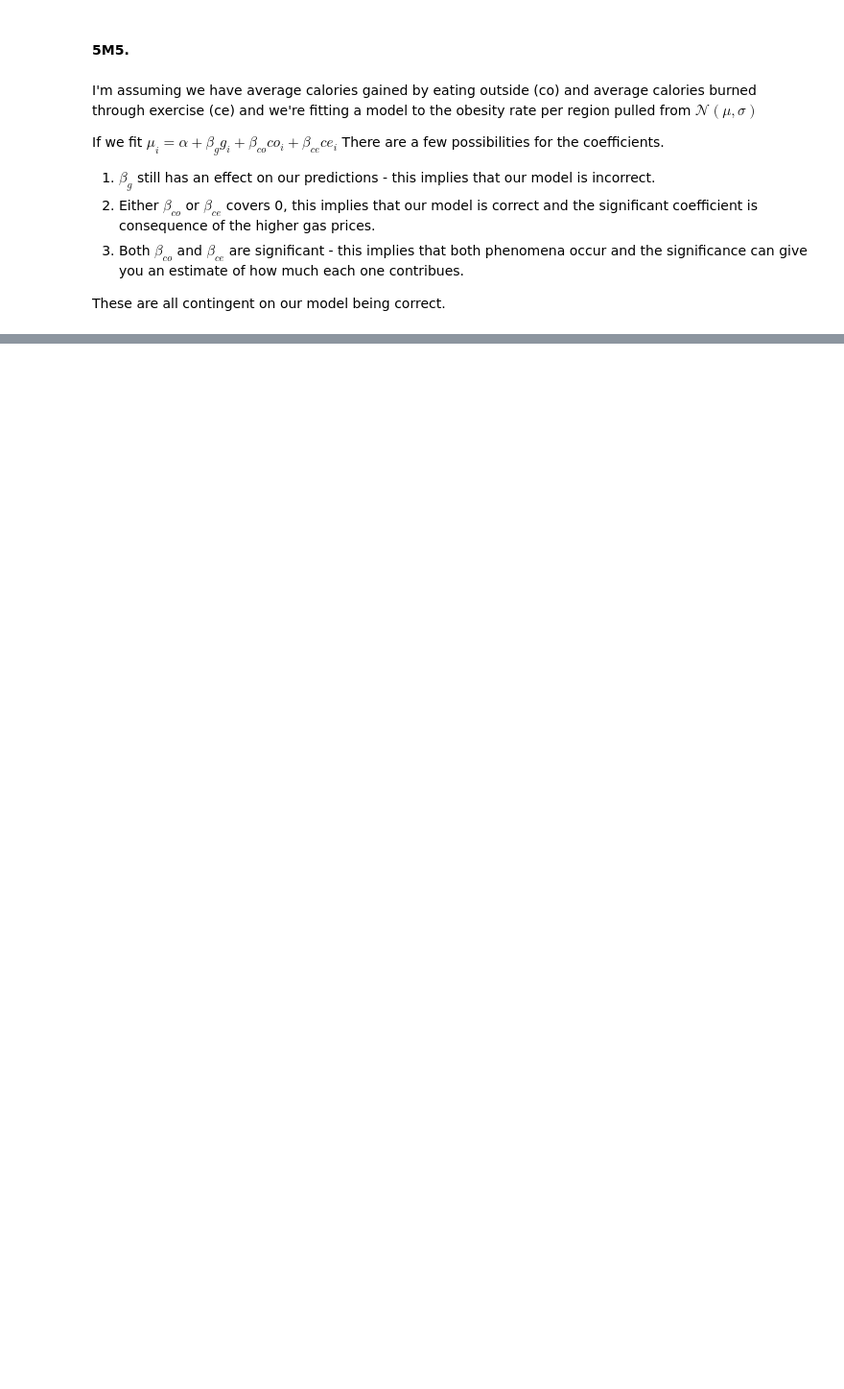
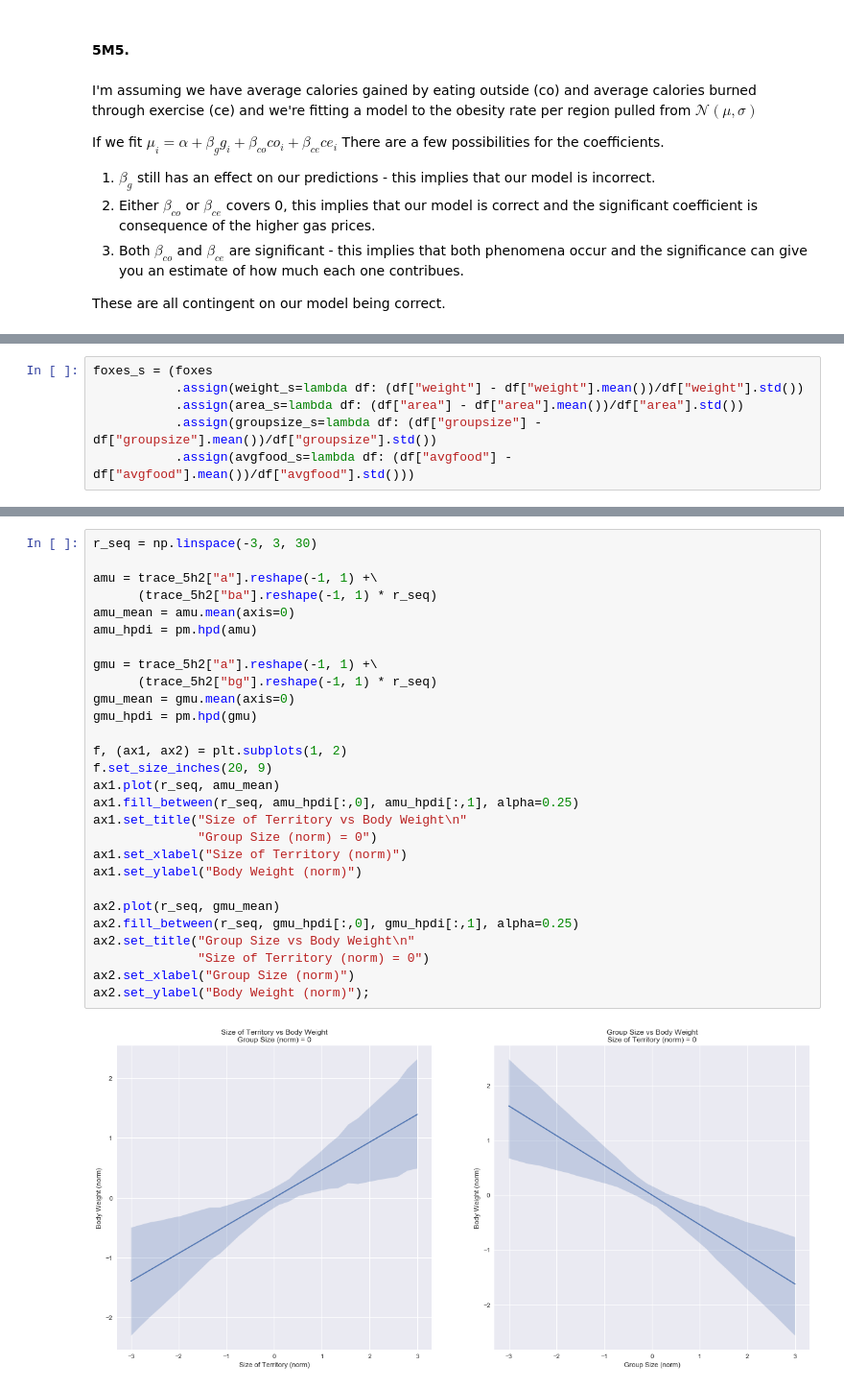
Before and after one commit to grinnbearit/statistical_rethinking, a Jupyter notebook: chapter_5.ipynb, the cells around one changed output, grey strips where cells are left out. Shown: that part at 96% size. Cells and saved outputs as stored; diff of their text form; blank space fills up the shorter version.

```diff
--- a/chapter_5.ipynb
+++ b/chapter_5.ipynb
@@ -1097,0 +1110,6 @@ These are all contingent on our model being correct.
+# %%
+foxes_s = (foxes
+           .assign(weight_s=lambda df: (df["weight"] - df["weight"].mean())/df["weight"].std())
+           .assign(area_s=lambda df: (df["area"] - df["area"].mean())/df["area"].std())
+           .assign(groupsize_s=lambda df: (df["groupsize"] - df["groupsize"].mean())/df["groupsize"].std())
+           .assign(avgfood_s=lambda df: (df["avgfood"] - df["avgfood"].mean())/df["avgfood"].std()))
@@ -1097,0 +1192,30 @@ These are all contingent on our model being correct.
+# %%
+r_seq = np.linspace(-3, 3, 30)
+
+amu = trace_5h2["a"].reshape(-1, 1) +\
+      (trace_5h2["ba"].reshape(-1, 1) * r_seq)
+amu_mean = amu.mean(axis=0)
+amu_hpdi = pm.hpd(amu)
+
+gmu = trace_5h2["a"].reshape(-1, 1) +\
+      (trace_5h2["bg"].reshape(-1, 1) * r_seq)
+gmu_mean = gmu.mean(axis=0)
+gmu_hpdi = pm.hpd(gmu)
+
+f, (ax1, ax2) = plt.subplots(1, 2)
+f.set_size_inches(20, 9)
+ax1.plot(r_seq, amu_mean)
+ax1.fill_between(r_seq, amu_hpdi[:,0], amu_hpdi[:,1], alpha=0.25)
+ax1.set_title("Size of Territory vs Body Weight\n"
+              "Group Size (norm) = 0")
+ax1.set_xlabel("Size of Territory (norm)")
+ax1.set_ylabel("Body Weight (norm)")
+
+ax2.plot(r_seq, gmu_mean)
+ax2.fill_between(r_seq, gmu_hpdi[:,0], gmu_hpdi[:,1], alpha=0.25)
+ax2.set_title("Group Size vs Body Weight\n"
+              "Size of Territory (norm) = 0")
+ax2.set_xlabel("Group Size (norm)")
+ax2.set_ylabel("Body Weight (norm)");
+# %% [output]
+[figure, added]
```
Also changed, not shown: parts of 44 cells of this notebook, 1 other file.
